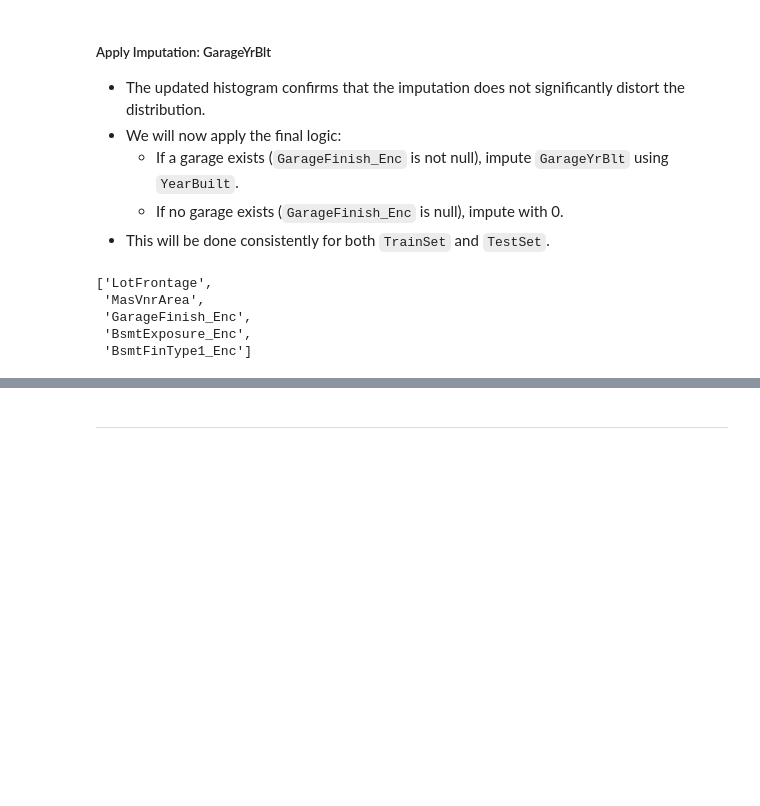
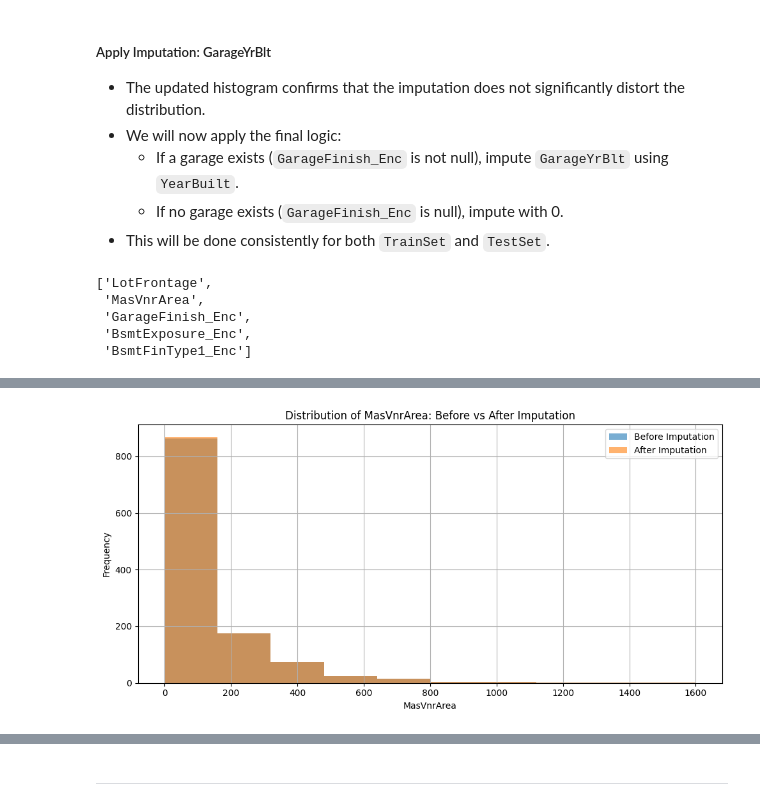
Before and after one commit to galindo89/heritage-housing-ml-pgz, a Jupyter notebook: jupyter_notebooks/03 - DataCleaning.ipynb, the cells around one changed output, grey strips where cells are left out. Saved outputs shown, nothing was run; the diff lists cells and outputs as text; code cells hidden in the pictures; blank space fills up the shorter version.

```diff
--- a/jupyter_notebooks/03 - DataCleaning.ipynb
+++ b/jupyter_notebooks/03 - DataCleaning.ipynb
@@ -457,0 +478,7 @@ EvaluateMissingData(TrainSet)
+# %%
+# Apply final imputation
+TrainSet['LotFrontage'] = TrainSet['LotFrontage'].fillna(median_lotfrontage)
+TestSet['LotFrontage'] = TestSet['LotFrontage'].fillna(median_lotfrontage)
+
+# Check for missing data
+EvaluateMissingData(TrainSet)
@@ -457,0 +495,15 @@ EvaluateMissingData(TrainSet)
+# %%
+# Step 1: Create a temporary copy of TrainSet
+TrainSet_temp = TrainSet.copy()
+
+# Step 2: Apply imputation using 0 (assume missing means no veneer)
+TrainSet_temp['MasVnrArea'] = TrainSet_temp['MasVnrArea'].fillna(0)
+
+# Step 3: Compare distributions
+compare_distributions(
+    original_series=TrainSet['MasVnrArea'],
+    imputed_series=TrainSet_temp['MasVnrArea'],
+    variable_name='MasVnrArea'
+)
+# %% [output]
+[figure, added]
```
Also changed, not shown: parts of 22 cells of this notebook, 1 other file.
